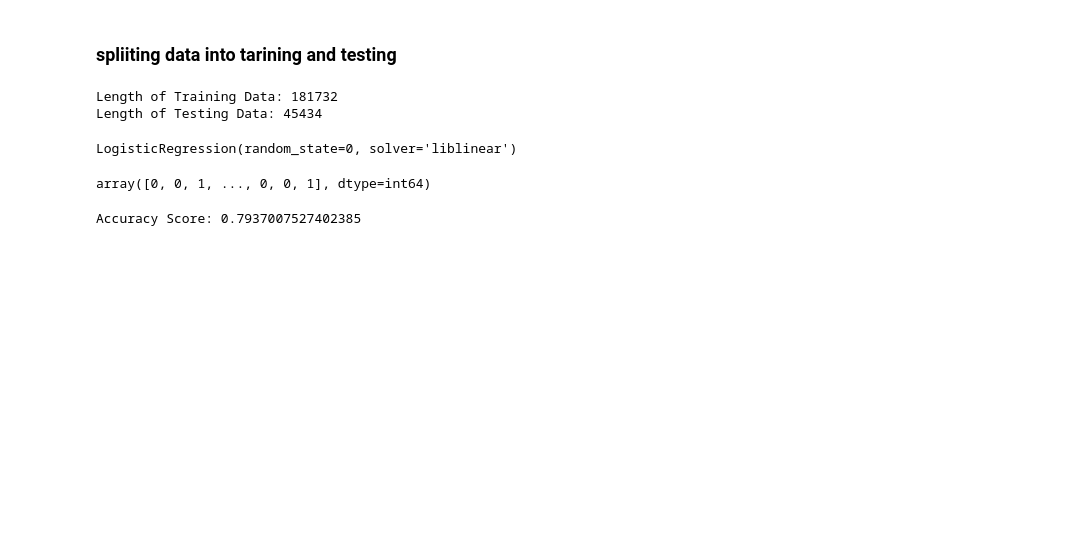
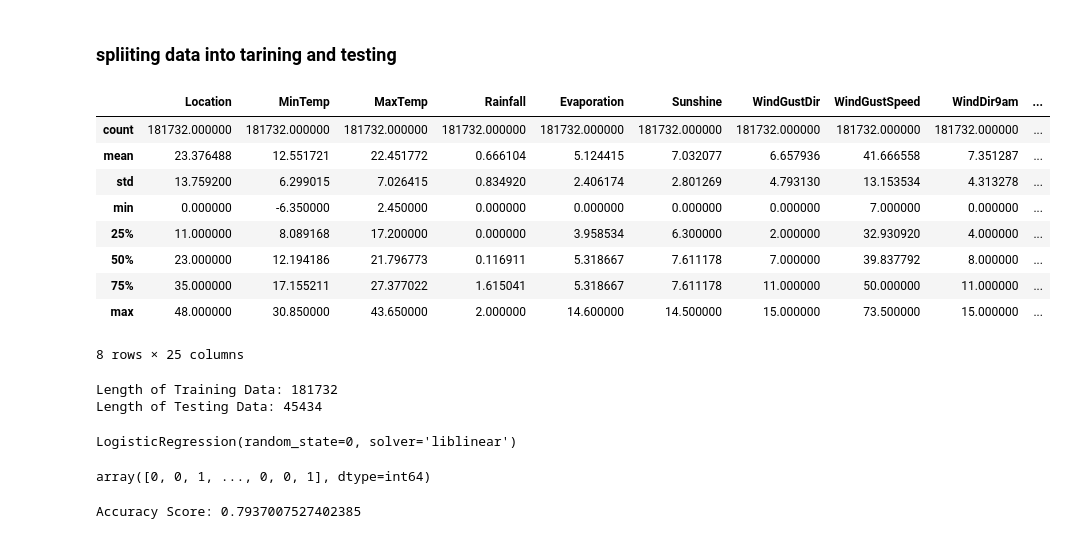
Before and after one commit to devyetii/Rain-Predictor, a Jupyter notebook: preprocessing.ipynb, the cells around one changed output. Drawn from its saved outputs; the diff is of its cells as text; code cells hidden in the pictures; blank space fills up the shorter version.

```diff
--- a/preprocessing.ipynb
+++ b/preprocessing.ipynb
@@ -316,6 +313,22 @@ features_imp_val.nlargest(10).plot(kind = "barh")
 # %%
 from sklearn.model_selection import train_test_split   # testing and splitting
 x_train, x_test, y_train,y_test = train_test_split(x,y,test_size = 0.2,random_state = 0 )
+
+pd.concat([x_train, y_train], axis=1).to_csv('train.csv', header=False, index=False)
+pd.concat([x_test, y_test], axis=1).to_csv('test.csv', header=False, index=False)
+
+pd.concat([x_train, y_train], axis=1).describe()
+# %% [output]
+|  | Location | MinTemp | MaxTemp | Rainfall | Evaporation | Sunshine | WindGustDir | WindGustSpeed | WindDir9am | ... |
+| count | 181732.000000 | 181732.000000 | 181732.000000 | 181732.000000 | 181732.000000 | 181732.000000 | 181732.000000 | 181732.000000 | 181732.000000 | ... |
+| mean | 23.376488 | 12.551721 | 22.451772 | 0.666104 | 5.124415 | 7.032077 | 6.657936 | 41.666558 | 7.351287 | ... |
+| std | 13.759200 | 6.299015 | 7.026415 | 0.834920 | 2.406174 | 2.801269 | 4.793130 | 13.153534 | 4.313278 | ... |
+| min | 0.000000 | -6.350000 | 2.450000 | 0.000000 | 0.000000 | 0.000000 | 0.000000 | 7.000000 | 0.000000 | ... |
+| 25% | 11.000000 | 8.089168 | 17.200000 | 0.000000 | 3.958534 | 6.300000 | 2.000000 | 32.930920 | 4.000000 | ... |
+| 50% | 23.000000 | 12.194186 | 21.796773 | 0.116911 | 5.318667 | 7.611178 | 7.000000 | 39.837792 | 8.000000 | ... |
+| 75% | 35.000000 | 17.155211 | 27.377022 | 1.615041 | 5.318667 | 7.611178 | 11.000000 | 50.000000 | 11.000000 | ... |
+| max | 48.000000 | 30.850000 | 43.650000 | 2.000000 | 14.600000 | 14.500000 | 15.000000 | 73.500000 | 15.000000 | ... |
+8 rows × 25 columns
 # %%
 print("Length of Training Data: {}".format(len(x_train)))
 print("Length of Testing Data: {}".format(len(x_test)))
```
Also changed, not shown: parts of 7 cells of this notebook.
